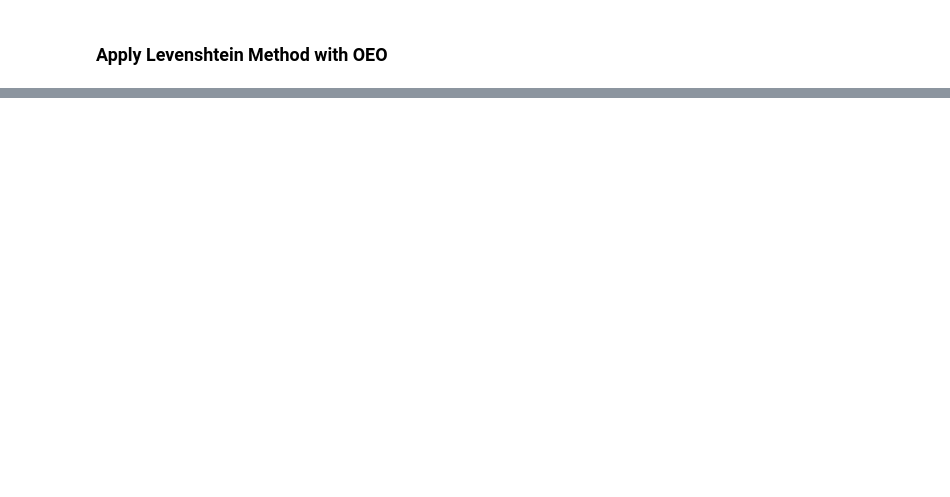
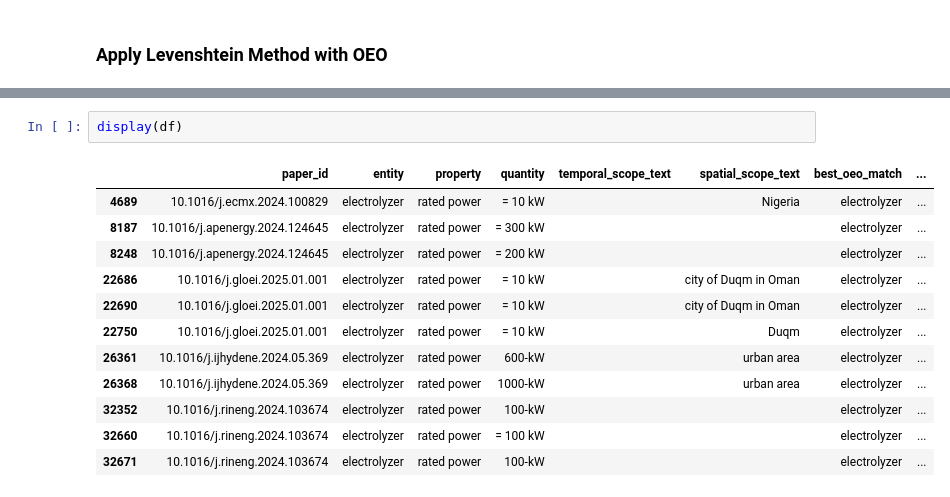
Before and after one commit to FZJ-IEK3-VSA/quinex-energy-system-studies, a Jupyter notebook: notebooks/quinex_results.ipynb, the cells around one changed output, grey strips where cells are left out. Saved outputs shown, nothing was run; the diff lists cells and outputs as text; blank space fills up the shorter version.

```diff
--- a/notebooks/quinex_results.ipynb
+++ b/notebooks/quinex_results.ipynb
@@ -80,0 +128,15 @@ print(len(df_quinex[(df_quinex['match_score'] >= 0.8) & (df_quinex['match_score'
+# %%
+display(df)
+# %% [output]
+|  | paper_id | entity | property | quantity | temporal_scope_text | spatial_scope_text | best_oeo_match | ... |
+| 4689 | 10.1016/j.ecmx.2024.100829 | electrolyzer | rated power | = 10 kW |  | Nigeria | electrolyzer | ... |
+| 8187 | 10.1016/j.apenergy.2024.124645 | electrolyzer | rated power | = 300 kW |  |  | electrolyzer | ... |
+| 8248 | 10.1016/j.apenergy.2024.124645 | electrolyzer | rated power | = 200 kW |  |  | electrolyzer | ... |
+| 22686 | 10.1016/j.gloei.2025.01.001 | electrolyzer | rated power | = 10 kW |  | city of Duqm in Oman | electrolyzer | ... |
+| 22690 | 10.1016/j.gloei.2025.01.001 | electrolyzer | rated power | = 10 kW |  | city of Duqm in Oman | electrolyzer | ... |
+| 22750 | 10.1016/j.gloei.2025.01.001 | electrolyzer | rated power | = 10 kW |  | Duqm | electrolyzer | ... |
+| 26361 | 10.1016/j.ijhydene.2024.05.369 | electrolyzer | rated power | 600-kW |  | urban area | electrolyzer | ... |
+| 26368 | 10.1016/j.ijhydene.2024.05.369 | electrolyzer | rated power | 1000-kW |  | urban area | electrolyzer | ... |
+| 32352 | 10.1016/j.rineng.2024.103674 | electrolyzer | rated power | 100-kW |  |  | electrolyzer | ... |
+| 32660 | 10.1016/j.rineng.2024.103674 | electrolyzer | rated power | = 100 kW |  |  | electrolyzer | ... |
+| 32671 | 10.1016/j.rineng.2024.103674 | electrolyzer | rated power | 100-kW |  |  | electrolyzer | ... |
```
Also changed, not shown: parts of 18 cells of this notebook, 7 other files.
